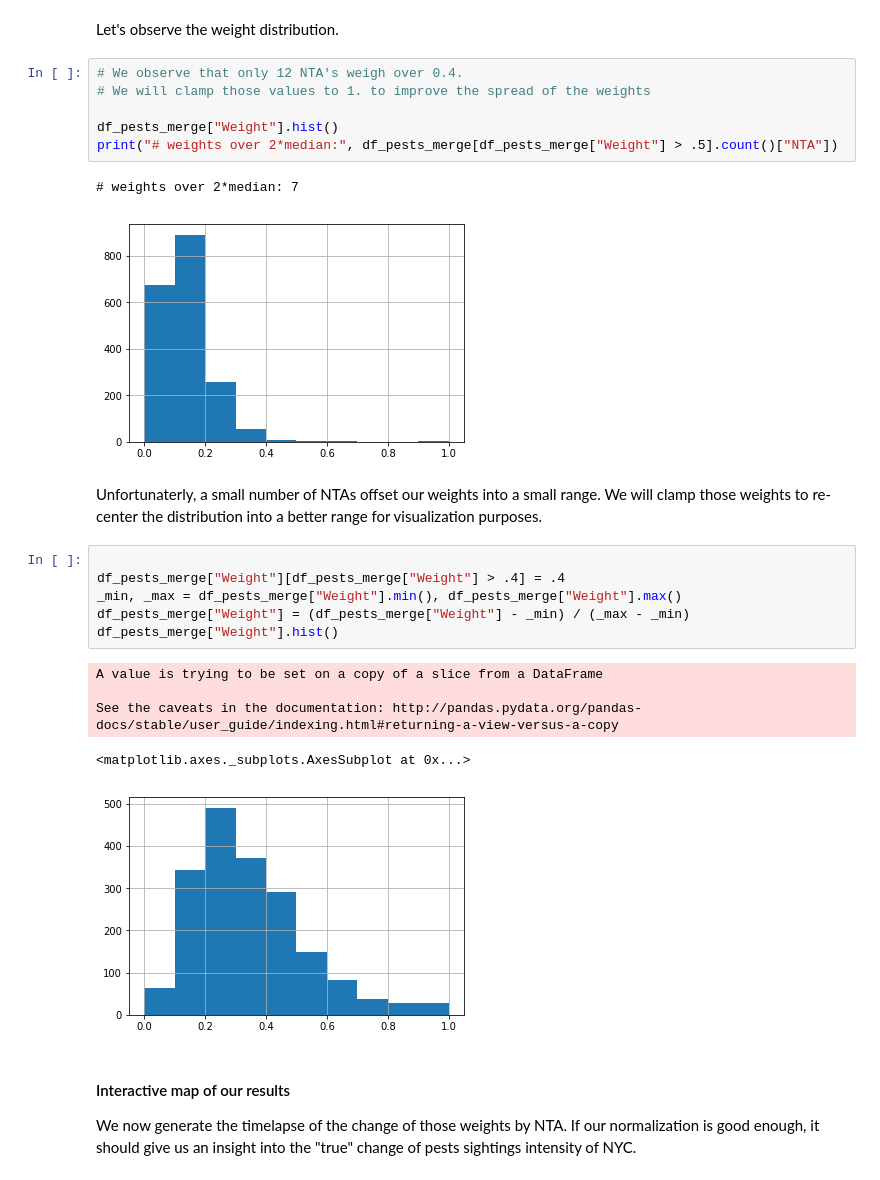
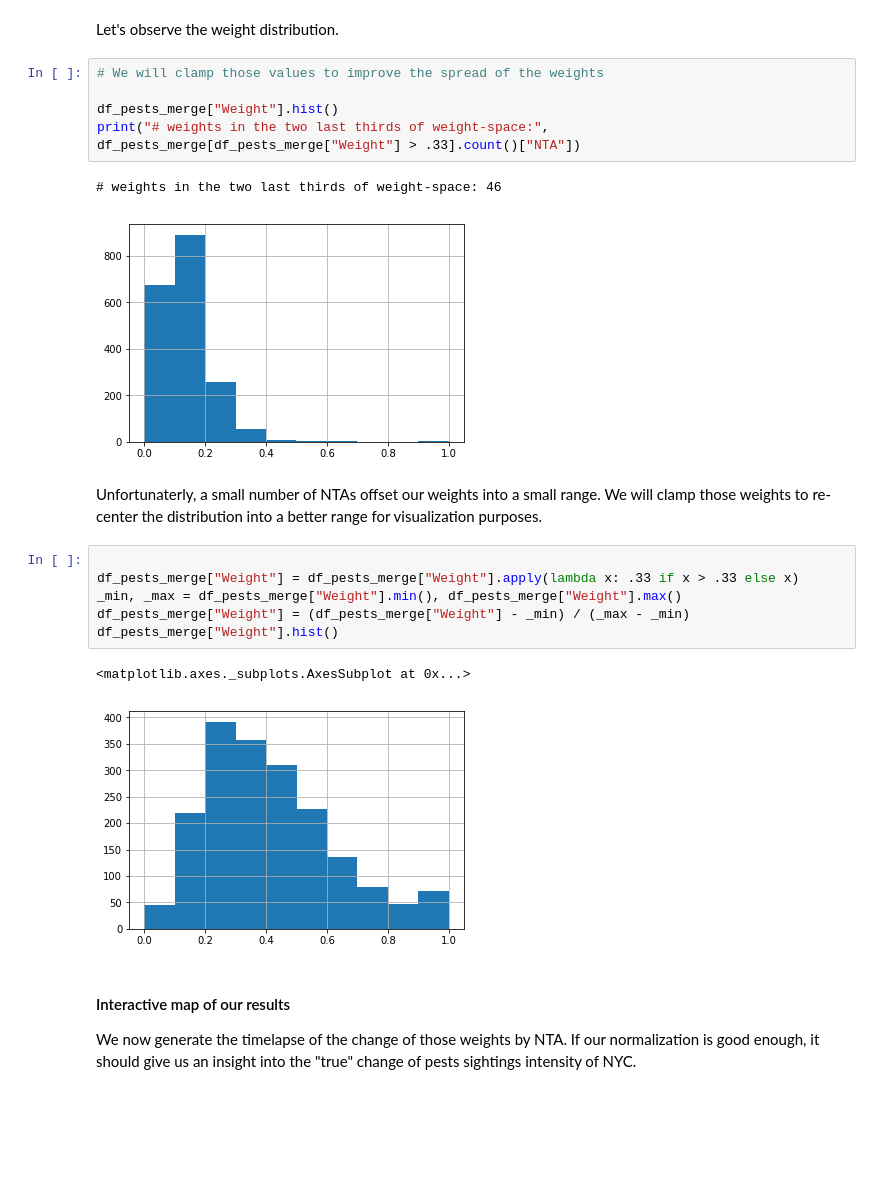
Before and after one commit to Battleman/Squada, a Jupyter notebook: pests.ipynb, the cells around one changed output. Saved outputs shown, nothing was run; the diff lists cells and outputs as text; blank space fills up the shorter version.

Commit message:
Modified pests to be ready to insert in master notebook

```diff
--- a/pests.ipynb
+++ b/pests.ipynb
@@ -242,28 +235,24 @@ df_pests_merge
 # %% [markdown]
 Let's observe the weight distribution.
 # %%
-# We observe that only 12 NTA's weigh over 0.4.
-# We will clamp those values to 1. to improve the spread of the weights
+# We will clamp those values to improve the spread of the weights
 
 df_pests_merge["Weight"].hist()
-print("# weights over 2*median:", df_pests_merge[df_pests_merge["Weight"] > .5].count()["NTA"])
+print("# weights in the two last thirds of weight-space:", df_pests_merge[df_pests_merge["Weight"] > .33].count()["NTA"])
 # %% [output]
-# weights over 2*median: 7
+# weights in the two last thirds of weight-space: 46
 [figure]
 # %% [markdown]
 Unfortunaterly, a small number of NTAs offset our weights into a small range. We will clamp those weights to re-center the distribution into a better range for visualization purposes.
 # %%
 
-df_pests_merge["Weight"][df_pests_merge["Weight"] > .4] = .4
+df_pests_merge["Weight"] = df_pests_merge["Weight"].apply(lambda x: .33 if x > .33 else x)
 _min, _max = df_pests_merge["Weight"].min(), df_pests_merge["Weight"].max()
 df_pests_merge["Weight"] = (df_pests_merge["Weight"] - _min) / (_max - _min)
 df_pests_merge["Weight"].hist()
 # %% [output]
-A value is trying to be set on a copy of a slice from a DataFrame
-
-See the caveats in the documentation: http://pandas.pydata.org/pandas-docs/stable/user_guide/indexing.html#returning-a-view-versus-a-copy
+<matplotlib.axes._subplots.AxesSubplot at 0x...>
-<matplotlib.axes._subplots.AxesSubplot at 0x...>
-[figure, old version]
+[figure, new version]
 # %% [markdown]
 #### Interactive map of our results
 
```
Also changed, not shown: parts of 30 cells of this notebook, 4 other files.
